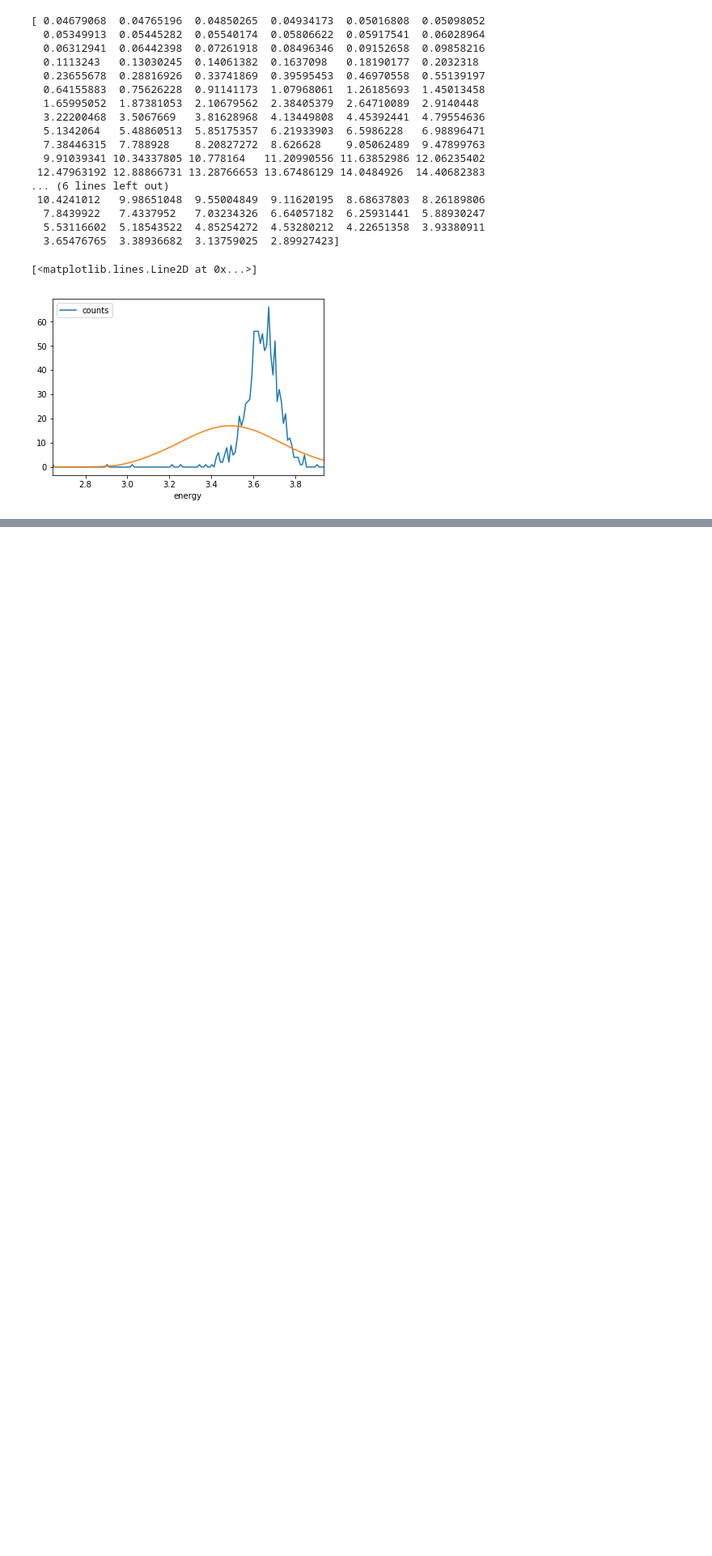
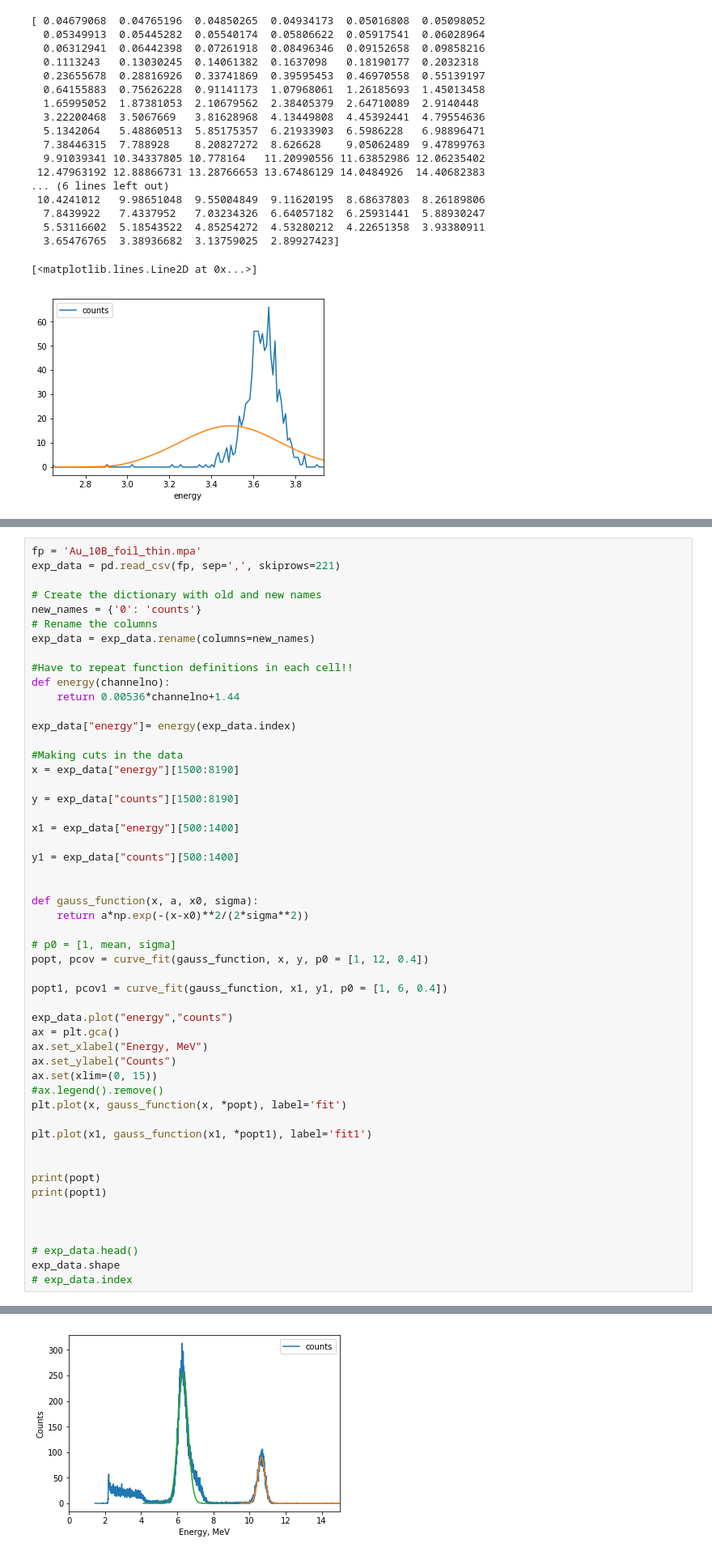
Before and after one commit to basiledelweiss/AMS-Detector-Test-04Oct19, a Jupyter notebook: Peak fitting.ipynb, the cells around one changed output, grey strips where cells are left out. Shown at 81% size. Saved outputs shown, nothing was run; the diff lists cells and outputs as text; blank space fills up the shorter version.

```diff
--- a/Peak fitting.ipynb
+++ b/Peak fitting.ipynb
@@ -102,0 +146,53 @@ The second one is for a thinner Havar stopping foil of thickness 3.2 $\mu$m.
+# %%
+fp = 'Au_10B_foil_thin.mpa'
+exp_data = pd.read_csv(fp, sep=',', skiprows=221)
+
+# Create the dictionary with old and new names
+new_names = {'0': 'counts'}
+# Rename the columns
+exp_data = exp_data.rename(columns=new_names)
+
+#Have to repeat function definitions in each cell!!
+def energy(channelno):
+    return 0.00536*channelno+1.44
+
+exp_data["energy"]= energy(exp_data.index)
+
+#Making cuts in the data
+x = exp_data["energy"][1500:8190]
+
+y = exp_data["counts"][1500:8190]
+
+x1 = exp_data["energy"][500:1400]
+
+y1 = exp_data["counts"][500:1400]
+
+
+def gauss_function(x, a, x0, sigma):
+    return a*np.exp(-(x-x0)**2/(2*sigma**2))
+
+# p0 = [1, mean, sigma]
+popt, pcov = curve_fit(gauss_function, x, y, p0 = [1, 12, 0.4])
+
+popt1, pcov1 = curve_fit(gauss_function, x1, y1, p0 = [1, 6, 0.4])
+
+exp_data.plot("energy","counts")
+ax = plt.gca()
+ax.set_xlabel("Energy, MeV")
+ax.set_ylabel("Counts")
+ax.set(xlim=(0, 15))
+#ax.legend().remove()
+plt.plot(x, gauss_function(x, *popt), label='fit')
+
+plt.plot(x1, gauss_function(x1, *popt1), label='fit1')
+
+
+print(popt)
+print(popt1)
+
+
+
+# exp_data.head()
+exp_data.shape
+# exp_data.index
+# %% [output]
@@ -102,0 +202 @@ The second one is for a thinner Havar stopping foil of thickness 3.2 $\mu$m.
+[figure, added]
```
Also changed, not shown: parts of 9 cells of this notebook.
